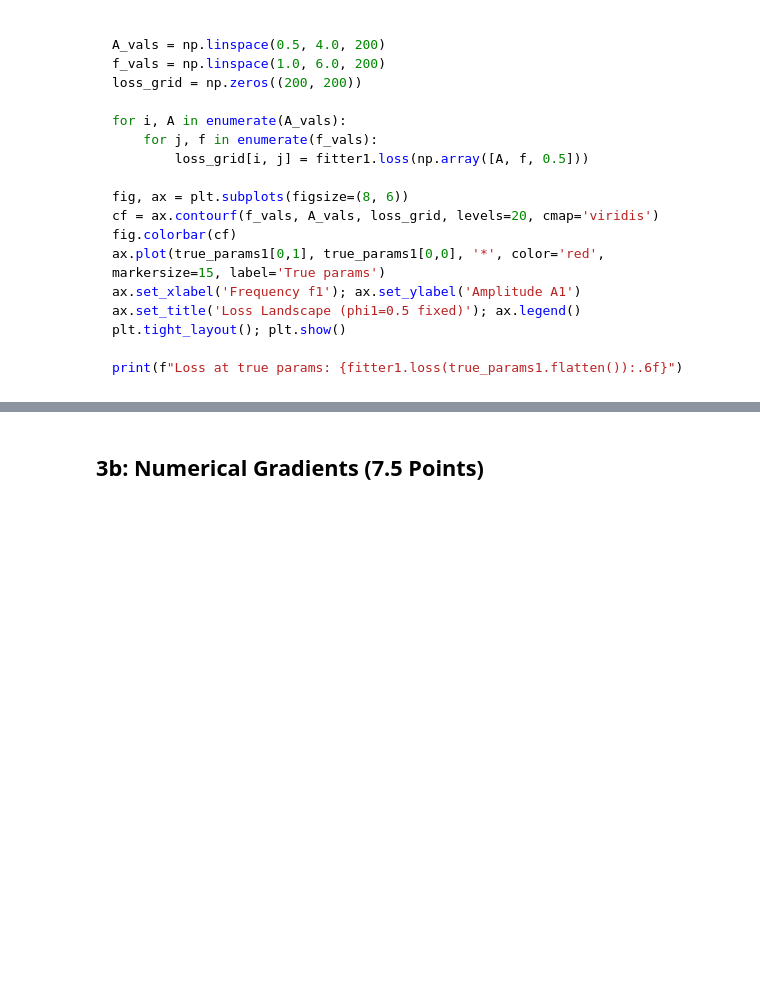
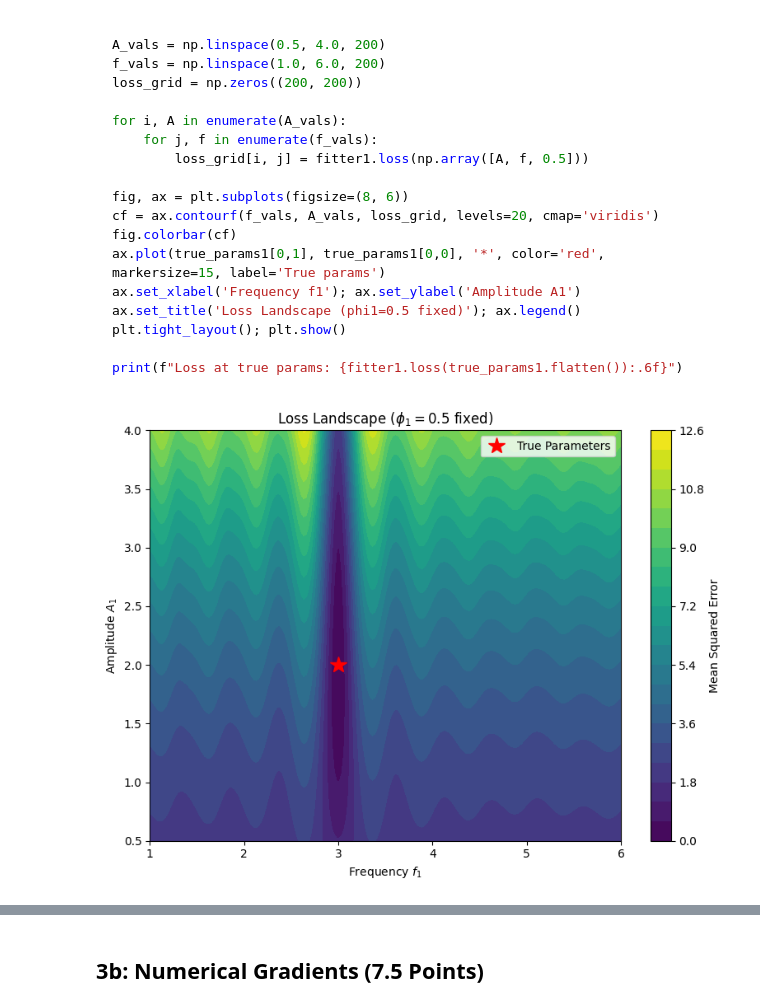
Before and after one commit to yanhai-xiong/DATA301-AML, a Jupyter notebook: Homework/LASTNAME_FIRSTNAME_MIDTERM_Data_301_Fall_2026.ipynb, the cells around one changed output, grey strips where cells are left out. Saved outputs shown, nothing was run; the diff lists cells and outputs as text; code cells hidden in the pictures; blank space fills up the shorter version.

````diff
--- a/Homework/LASTNAME_FIRSTNAME_MIDTERM_Data_301_Fall_2026.ipynb
+++ b/Homework/LASTNAME_FIRSTNAME_MIDTERM_Data_301_Fall_2026.ipynb
@@ -433,3 +1238,88 @@ plt.tight_layout(); plt.show()
 
 print(f"Loss at true params: {fitter1.loss(true_params1.flatten()):.6f}")
 ```
+# %%
+# (YOUR NAME, SUBPART)
+
+class SignalFitter:
+    def __init__(self, t, y_obs, K):
+        # Store time array, observed signal, and number of components
+        self.t = t
+        self.y_obs = y_obs
+        self.K = K
+        self.n_params = K * 3
+        self.current_loss = None
+
+    def predict(self, params):
+        # Reshape flat parameters into K rows of [A, f, phi]
+        params = np.array(params).reshape(self.K, 3)
+
+        # Initialize predicted signal
+        y_pred = np.zeros_like(self.t)
+
+        # Sum all sinusoidal components
+        for A, f, phi in params:
+            y_pred += A * np.sin(2 * np.pi * f * self.t + phi)
+
+        return y_pred
+
+    def loss(self, params):
+        # Predict signal using the given parameters
+        y_pred = self.predict(params)
+
+        # Compute Mean Squared Error
+        self.current_loss = np.mean((y_pred - self.y_obs) ** 2)
+
+        return self.current_loss
+
+# (YOUR NAME, SUBPART)
+
+# Generate noisy observations for Test Case 1
+y_obs1 = generate_signal(t, true_params1)
+
+# Create SignalFitter instance
+fitter1 = SignalFitter(t, y_obs1, K=1)
+
+# Define amplitude and frequency ranges
+A_vals = np.linspace(0.5, 4.0, 200)
+f_vals = np.linspace(1.0, 6.0, 200)
+
+# Initialize loss grid
+loss_grid = np.zeros((200, 200))
+
+# Compute MSE for each amplitude-frequency combination
+# Keep phase fixed at its true value (0.5)
+for i, A in enumerate(A_vals):
+    for j, f in enumerate(f_vals):
+        loss_grid[i, j] = fitter1.loss(np.array([A, f, 0.5]))
+
+# Plot loss landscape
+fig, ax = plt.subplots(figsize=(8, 6))
+
+cf = ax.contourf(
+    f_vals, A_vals, loss_grid,
+    levels=20, cmap='viridis'
+)
+
+fig.colorbar(cf, ax=ax, label='Mean Squared Error')
+
+# Mark the true parameters
+ax.plot(
+    true_params1[0, 1],
+    true_params1[0, 0],
+    '*', color='red', markersize=15,
+    label='True Parameters'
+)
+
+ax.set_xlabel('Frequency $f_1$')
+ax.set_ylabel('Amplitude $A_1$')
+ax.set_title('Loss Landscape ($\\phi_1=0.5$ fixed)')
+ax.legend()
+
+plt.tight_layout()
+plt.show()
+
+# Print loss at true parameters
+print(f">>> Loss at true params: {fitter1.loss(true_params1.flatten()):.6f}")
+# %% [output]
+[figure, added]
````
Also changed, not shown: parts of 21 cells of this notebook.
